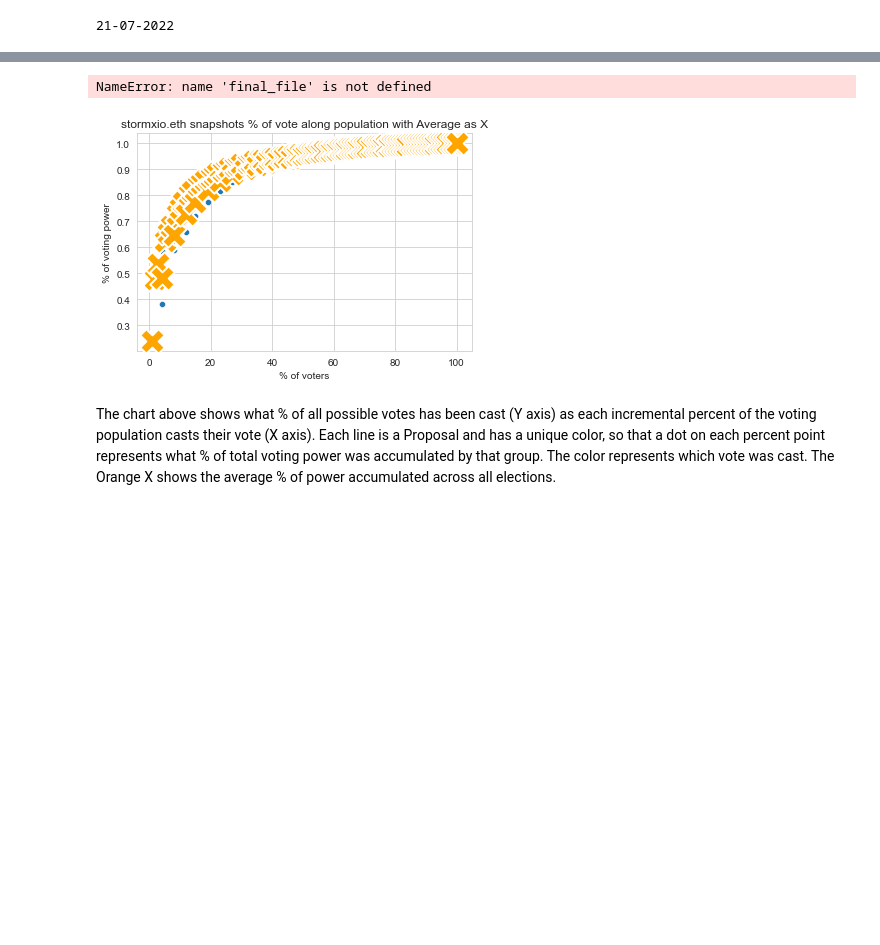
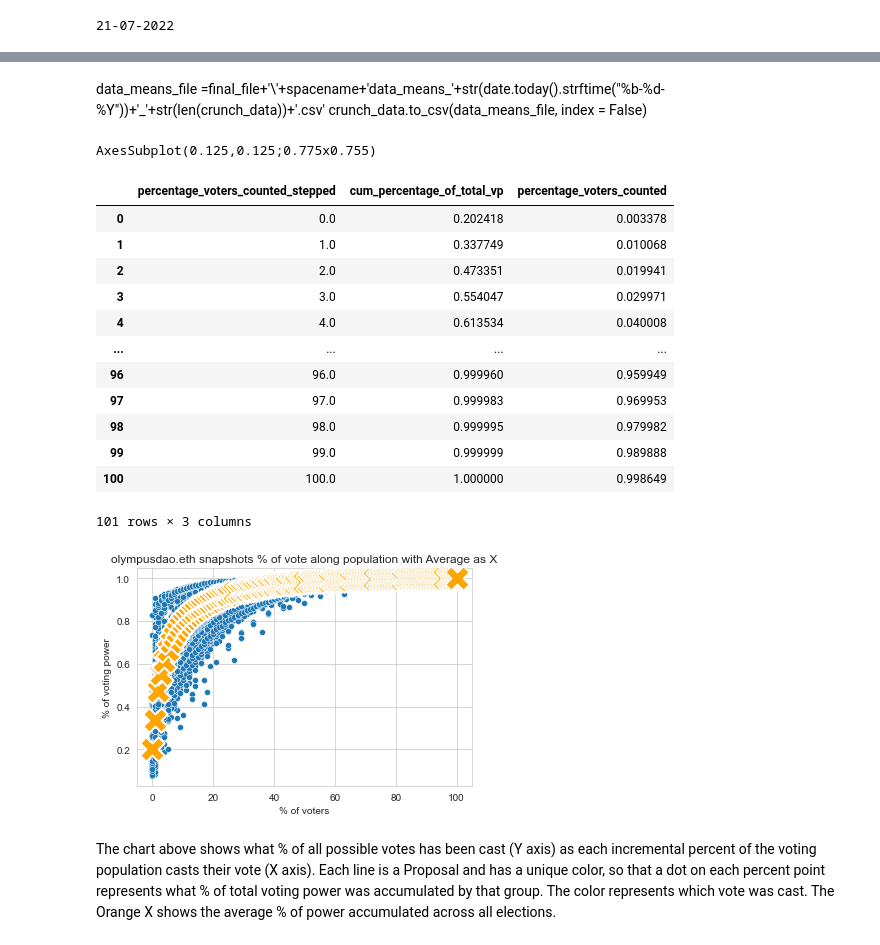
Before and after one commit to EdgeCaser/Snapshotsurfer, a Jupyter notebook: Snapshotsurfer pro.ipynb, the cells around one changed output, grey strips where cells are left out. Cells and saved outputs as stored; diff of their text form; code cells hidden in the pictures; blank space fills up the shorter version.

```diff
--- a/Snapshotsurfer pro.ipynb
+++ b/Snapshotsurfer pro.ipynb
@@ -498,24 +536,40 @@ crunch_data.to_csv(data_means_file, index = False)
+# %% [markdown]
+data_means_file =final_file+'\\'+spacename+'data_means_'+str(date.today().strftime("%b-%d-%Y"))+'_'+str(len(crunch_data))+'.csv'
+crunch_data.to_csv(data_means_file, index = False)
 # %%
 plt.rc("figure", figsize=(40, 20))
 sns.set_style("whitegrid")
 plt.rc("font", size=25)
 data_means = crunch_data.groupby("percentage_voters_counted_stepped")["cum_percentage_of_total_vp","percentage_voters_counted"].agg("mean").reset_index()
 ##print(data_means)
 plot_title = spacename + ' snapshots % of vote along population with Average as X'
 
 ax=sns.scatterplot(data=crunch_data, y="cum_percentage_of_total_vp",x="percentage_voters_counted_stepped").set(title=plot_title,xlabel='% of voters',ylabel='% of voting power')
 chart = sns.scatterplot(data=data_means,x="percentage_voters_counted_stepped",y="cum_percentage_of_total_vp",zorder=3, s=600,marker='X',color = 'orange')
 #and save the chart file, too
-plt.savefig(final_file+'\\'+spacename+' vote power distribution.png', dpi=100)
+#plt.savefig(final_file+'\\'+spacename+' vote power distribution.png', dpi=100)
 
-means_data_path =final_file+'\\'+spacename+'_means_'+'.csv'
-data_means.to_csv(means_data_path, index = False)
+#means_data_path =final_file+'\\'+spacename+'_means_'+'.csv'
+#data_means.to_csv(means_data_path, index = False)
 
 print(chart)
 data_means
 # %% [output]
-NameError: name 'final_file' is not defined
+AxesSubplot(0.125,0.125;0.775x0.755)
+|  | percentage_voters_counted_stepped | cum_percentage_of_total_vp | percentage_voters_counted |
+| 0 | 0.0 | 0.202418 | 0.003378 |
+| 1 | 1.0 | 0.337749 | 0.010068 |
+| 2 | 2.0 | 0.473351 | 0.019941 |
+| 3 | 3.0 | 0.554047 | 0.029971 |
+| 4 | 4.0 | 0.613534 | 0.040008 |
+| ... | ... | ... | ... |
+| 96 | 96.0 | 0.999960 | 0.959949 |
+| 97 | 97.0 | 0.999983 | 0.969953 |
+| 98 | 98.0 | 0.999995 | 0.979982 |
+| 99 | 99.0 | 0.999999 | 0.989888 |
+| 100 | 100.0 | 1.000000 | 0.998649 |
+101 rows × 3 columns
-[figure, old version]
+[figure, new version]
 # %% [markdown]
 The chart above shows what % of all possible votes has been cast (Y axis) as each incremental percent of the voting population casts their vote (X axis). Each line is a Proposal and has a unique color, so that a dot on each percent point represents what % of total voting power was accumulated by that group. The color represents which vote was cast.
 The Orange X shows the average % of power accumulated across all elections.
```
Also changed, not shown: parts of 28 cells of this notebook.
